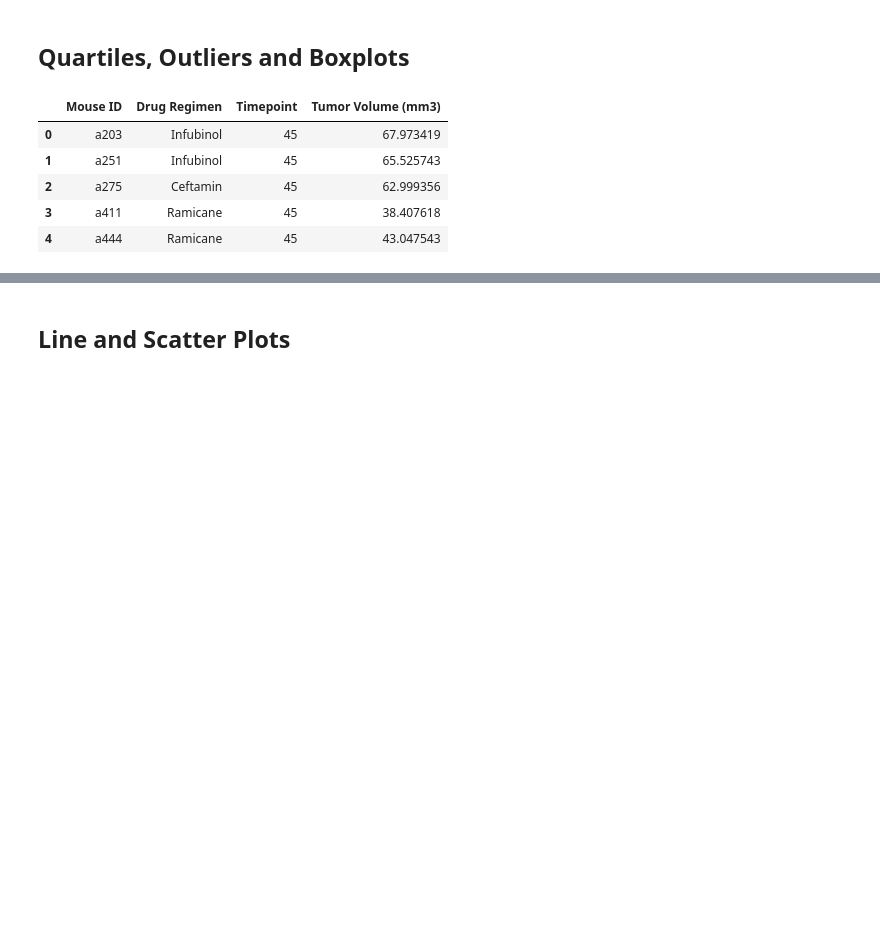
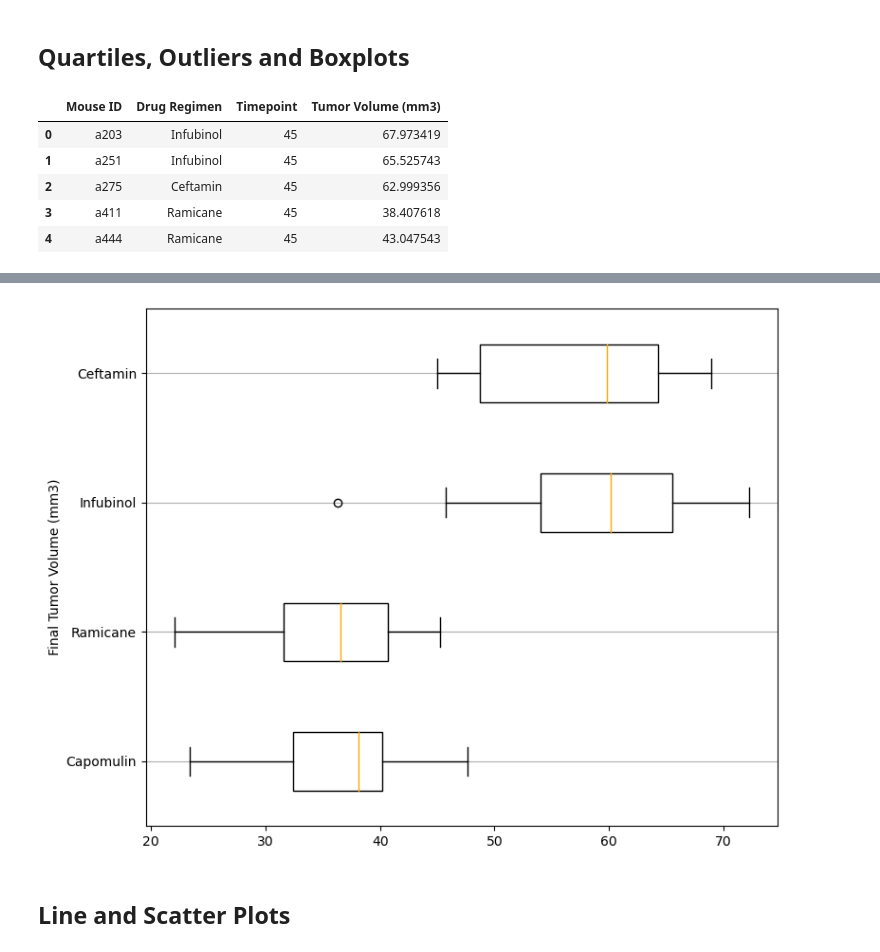
Before and after one commit to pannann/Module-5-Challenge, a Jupyter notebook: Pymaceuticals/pymaceuticals_starter.ipynb, the cells around one changed output, grey strips where cells are left out. Drawn from its saved outputs; the diff is of its cells as text; code cells hidden in the pictures; blank space fills up the shorter version.

```diff
--- a/Pymaceuticals/pymaceuticals_starter.ipynb
+++ b/Pymaceuticals/pymaceuticals_starter.ipynb
@@ -234,25 +234,23 @@ final_tumor_volume_data[['Mouse ID', 'Drug Regimen', 'Timepoint', 'Tumor Volume
 | 4 | a444 | Ramicane | 45 | 43.047543 |
 # %%
 # Put treatments into a list for for loop (and later for plot labels)
-treatment_regimens = ['Capomulin', 'Ramicane', 'Infubinol', 'Ceftamin']
 
-# Create empty list to fill with tumor vol data (for plotting)
 tumor_volume_data = []
 
-# Calculate the IQR and quantitatively determine if there are any potential outliers.
 for regimen in treatment_regimens:
 
-    # Locate the rows which contain mice on each drug and get the tumor volumes
     regimen_data = final_tumor_volume_data[final_tumor_volume_data['Drug Regimen'] == regimen]
+
     tumor_volume = regimen_data['Tumor Volume (mm3)']
-    # add subset
+
     quartiles = tumor_volume.quantile([0.25, 0.5, 0.75])
     lower_quartile = quartiles[0.25]
     upper_quartile = quartiles[0.75]
     iqr = upper_quartile - lower_quartile
 
-    # Determine outliers using upper and lower bounds
     lower_bound = lower_quartile - 1.5 * iqr
     upper_bound = upper_quartile + 1.5 * iqr
+
     potential_outliers = regimen_data[(regimen_data['Tumor Volume (mm3)'] < lower_bound) | (regimen_data['Tumor Volume (mm3)'] > upper_bound)]
-    potential_outliers
+
+    print(f"{regimen}'s potential outliers: {potential_outliers['Tumor Volume (mm3)'].dropna()}")
@@ -263,3 +263,27 @@ for regimen in treatment_regimens:
+# %%
+data_to_plot = []
+
+# Loop through each treatment regimen and extract the tumor volume data
+for regimen in treatment_regimens:
+    regimen_data = final_tumor_volume_data[final_tumor_volume_data['Drug Regimen'] == regimen]['Tumor Volume (mm3)']
+    data_to_plot.append(regimen_data)
+
+plt.figure(figsize=(8, 6))
+box = plt.boxplot(data_to_plot, labels=treatment_regimens, vert=False, patch_artist=True, medianprops={'color': 'orange'})
+
+
+# Customize the plot
+plt.ylabel('Final Tumor Volume (mm3)')
+plt.grid(axis='y')
+for patch in box['boxes']:
+    patch.set_facecolor('white')
+
+
+# Show the plot
+plt.tight_layout()
+plt.show()
+# %% [output]
+[figure, added]
 # %% [markdown]
 ## Line and Scatter Plots
 # %%
```
Also changed, not shown: parts of 2 cells of this notebook.
